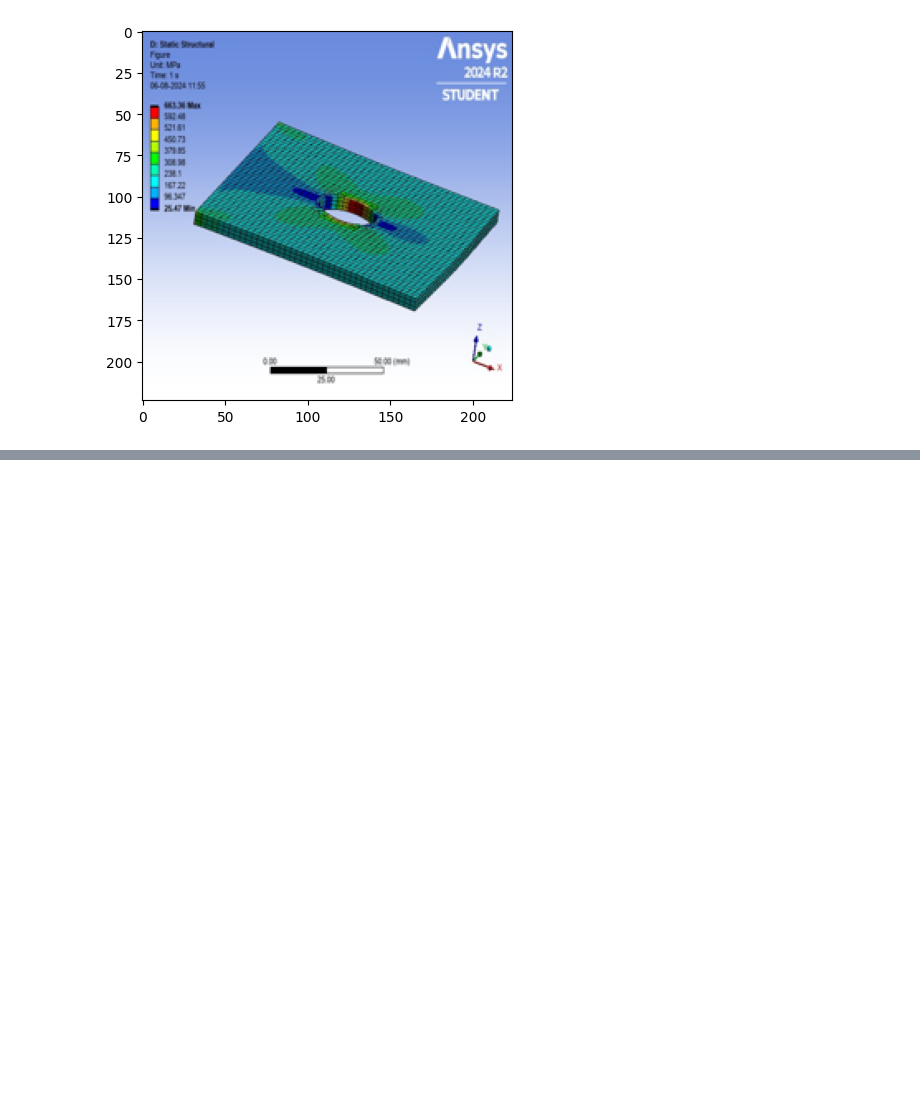
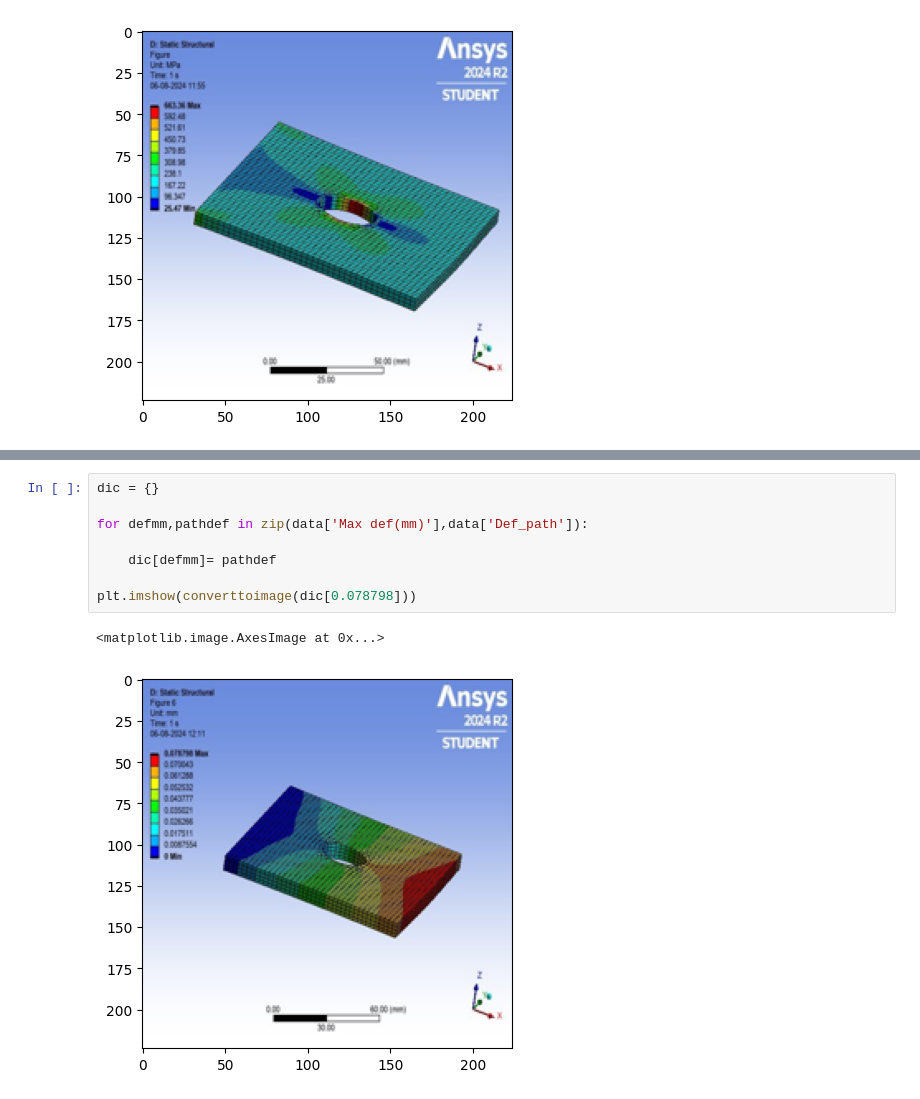
Before and after one commit to 18hasan/Atlas_Copco, a Jupyter notebook: main.ipynb, the cells around one changed output, grey strips where cells are left out. Drawn from its saved outputs; the diff is of its cells as text; blank space fills up the shorter version.

```diff
--- a/main.ipynb
+++ b/main.ipynb
@@ -209,0 +201,11 @@ plt.imshow(converttoimage(dic[25.47]))
+# %%
+dic = {}
+
+for defmm,pathdef in zip(data['Max def(mm)'],data['Def_path']):
+
+    dic[defmm]= pathdef
+
+plt.imshow(converttoimage(dic[0.078798]))
+# %% [output]
+<matplotlib.image.AxesImage at 0x...>
+[figure, added]
```
Also changed, not shown: parts of 14 cells of this notebook, 44 other files.
